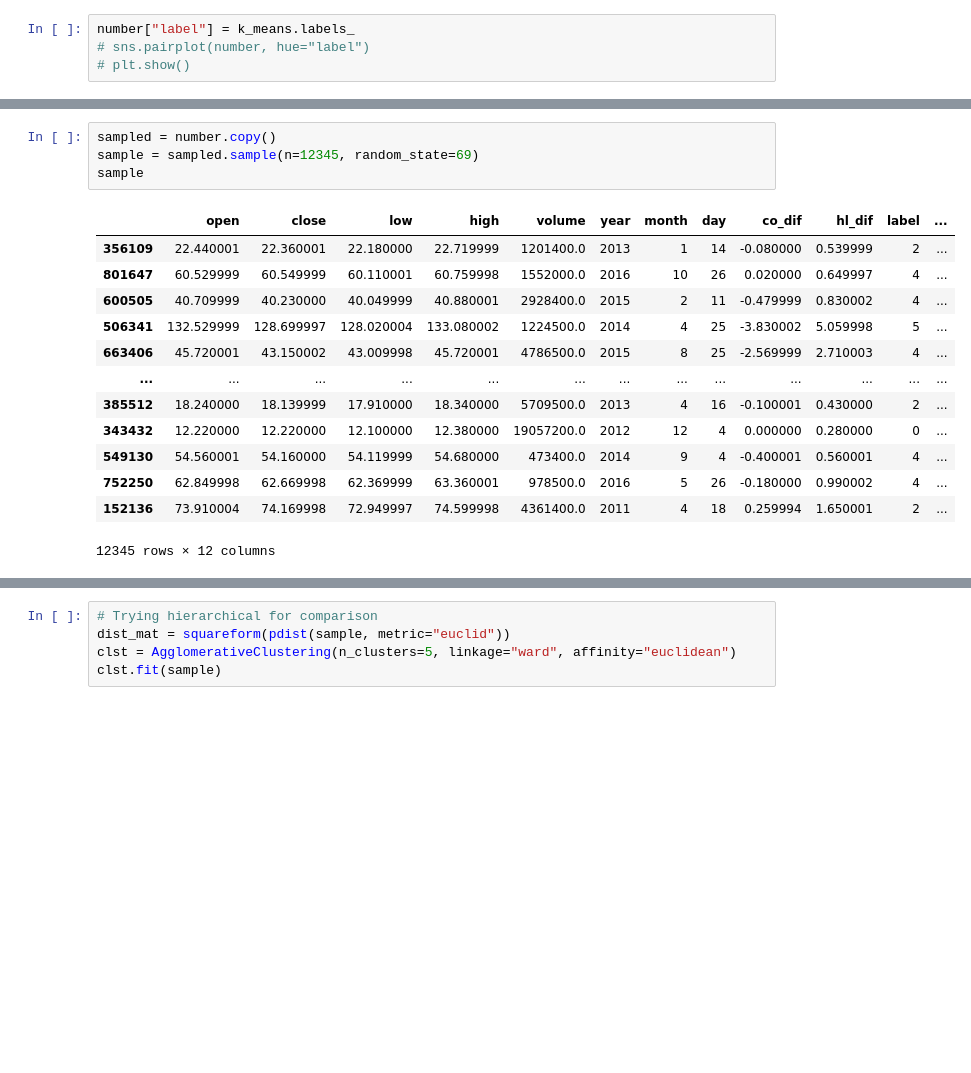
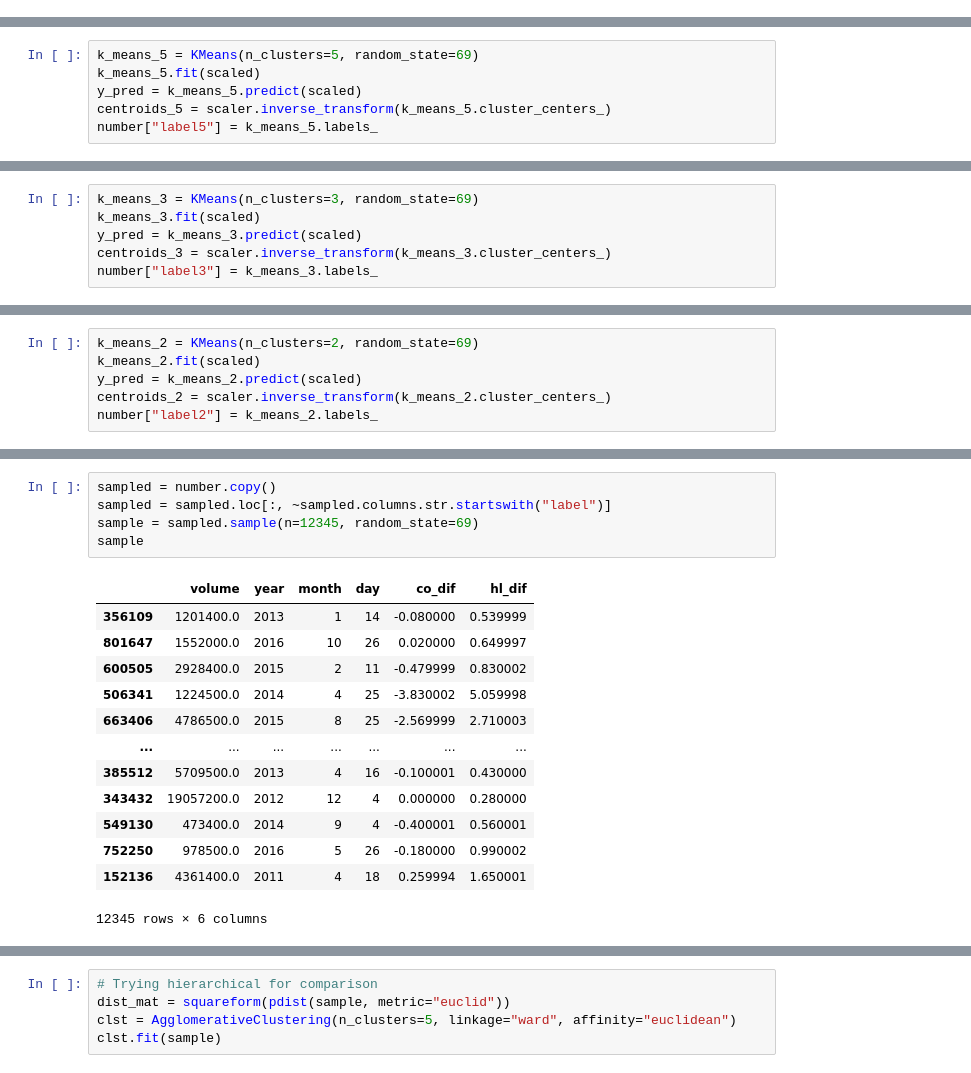
Before and after one commit to AsterLaoWhy/Thinkful, a Jupyter notebook: Stonks.ipynb, the cells around one changed output, grey strips where cells are left out. Cells and saved outputs as stored; diff of their text form; blank space fills up the shorter version.

```diff
--- a/Stonks.ipynb
+++ b/Stonks.ipynb
@@ -293,4 +276,0 @@ centroids_df
-# %%
-number["label"] = k_means.labels_
-# sns.pairplot(number, hue="label")
-# plt.show()
@@ -298,0 +320,6 @@ number["label"] = k_means.labels_
+# %%
+k_means_5 = KMeans(n_clusters=5, random_state=69)
+k_means_5.fit(scaled)
+y_pred = k_means_5.predict(scaled)
+centroids_5 = scaler.inverse_transform(k_means_5.cluster_centers_)
+number["label5"] = k_means_5.labels_
@@ -317,0 +336,6 @@ Index(['open', 'close', 'low', 'high', 'volume', 'year', 'month', 'day',
+# %%
+k_means_3 = KMeans(n_clusters=3, random_state=69)
+k_means_3.fit(scaled)
+y_pred = k_means_3.predict(scaled)
+centroids_3 = scaler.inverse_transform(k_means_3.cluster_centers_)
+number["label3"] = k_means_3.labels_
@@ -317,0 +344,6 @@ Index(['open', 'close', 'low', 'high', 'volume', 'year', 'month', 'day',
+# %%
+k_means_2 = KMeans(n_clusters=2, random_state=69)
+k_means_2.fit(scaled)
+y_pred = k_means_2.predict(scaled)
+centroids_2 = scaler.inverse_transform(k_means_2.cluster_centers_)
+number["label2"] = k_means_2.labels_
@@ -318,21 +369,22 @@ Index(['open', 'close', 'low', 'high', 'volume', 'year', 'month', 'day',
 # %%
 sampled = number.copy()
+sampled = sampled.loc[:, ~sampled.columns.str.startswith("label")]
 sample = sampled.sample(n=12345, random_state=69)
 sample
 # %% [output]
-|  | open | close | low | high | volume | year | month | day | co_dif | hl_dif | label | ... |
-| 356109 | 22.440001 | 22.360001 | 22.180000 | 22.719999 | 1201400.0 | 2013 | 1 | 14 | -0.080000 | 0.539999 | 2 | ... |
-| 801647 | 60.529999 | 60.549999 | 60.110001 | 60.759998 | 1552000.0 | 2016 | 10 | 26 | 0.020000 | 0.649997 | 4 | ... |
-| 600505 | 40.709999 | 40.230000 | 40.049999 | 40.880001 | 2928400.0 | 2015 | 2 | 11 | -0.479999 | 0.830002 | 4 | ... |
-| 506341 | 132.529999 | 128.699997 | 128.020004 | 133.080002 | 1224500.0 | 2014 | 4 | 25 | -3.830002 | 5.059998 | 5 | ... |
-| 663406 | 45.720001 | 43.150002 | 43.009998 | 45.720001 | 4786500.0 | 2015 | 8 | 25 | -2.569999 | 2.710003 | 4 | ... |
-| ... | ... | ... | ... | ... | ... | ... | ... | ... | ... | ... | ... | ... |
-| 385512 | 18.240000 | 18.139999 | 17.910000 | 18.340000 | 5709500.0 | 2013 | 4 | 16 | -0.100001 | 0.430000 | 2 | ... |
-| 343432 | 12.220000 | 12.220000 | 12.100000 | 12.380000 | 19057200.0 | 2012 | 12 | 4 | 0.000000 | 0.280000 | 0 | ... |
-| 549130 | 54.560001 | 54.160000 | 54.119999 | 54.680000 | 473400.0 | 2014 | 9 | 4 | -0.400001 | 0.560001 | 4 | ... |
-| 752250 | 62.849998 | 62.669998 | 62.369999 | 63.360001 | 978500.0 | 2016 | 5 | 26 | -0.180000 | 0.990002 | 4 | ... |
-| 152136 | 73.910004 | 74.169998 | 72.949997 | 74.599998 | 4361400.0 | 2011 | 4 | 18 | 0.259994 | 1.650001 | 2 | ... |
+|  | volume | year | month | day | co_dif | hl_dif |
+| 356109 | 1201400.0 | 2013 | 1 | 14 | -0.080000 | 0.539999 |
+| 801647 | 1552000.0 | 2016 | 10 | 26 | 0.020000 | 0.649997 |
+| 600505 | 2928400.0 | 2015 | 2 | 11 | -0.479999 | 0.830002 |
+| 506341 | 1224500.0 | 2014 | 4 | 25 | -3.830002 | 5.059998 |
+| 663406 | 4786500.0 | 2015 | 8 | 25 | -2.569999 | 2.710003 |
+| ... | ... | ... | ... | ... | ... | ... |
+| 385512 | 5709500.0 | 2013 | 4 | 16 | -0.100001 | 0.430000 |
+| 343432 | 19057200.0 | 2012 | 12 | 4 | 0.000000 | 0.280000 |
+| 549130 | 473400.0 | 2014 | 9 | 4 | -0.400001 | 0.560001 |
+| 752250 | 978500.0 | 2016 | 5 | 26 | -0.180000 | 0.990002 |
+| 152136 | 4361400.0 | 2011 | 4 | 18 | 0.259994 | 1.650001 |
-12345 rows × 12 columns
+12345 rows × 6 columns
 [interactive output not drawn]
 # %%
 # Trying hierarchical for comparison
```
Also changed, not shown: parts of 86 cells of this notebook.
